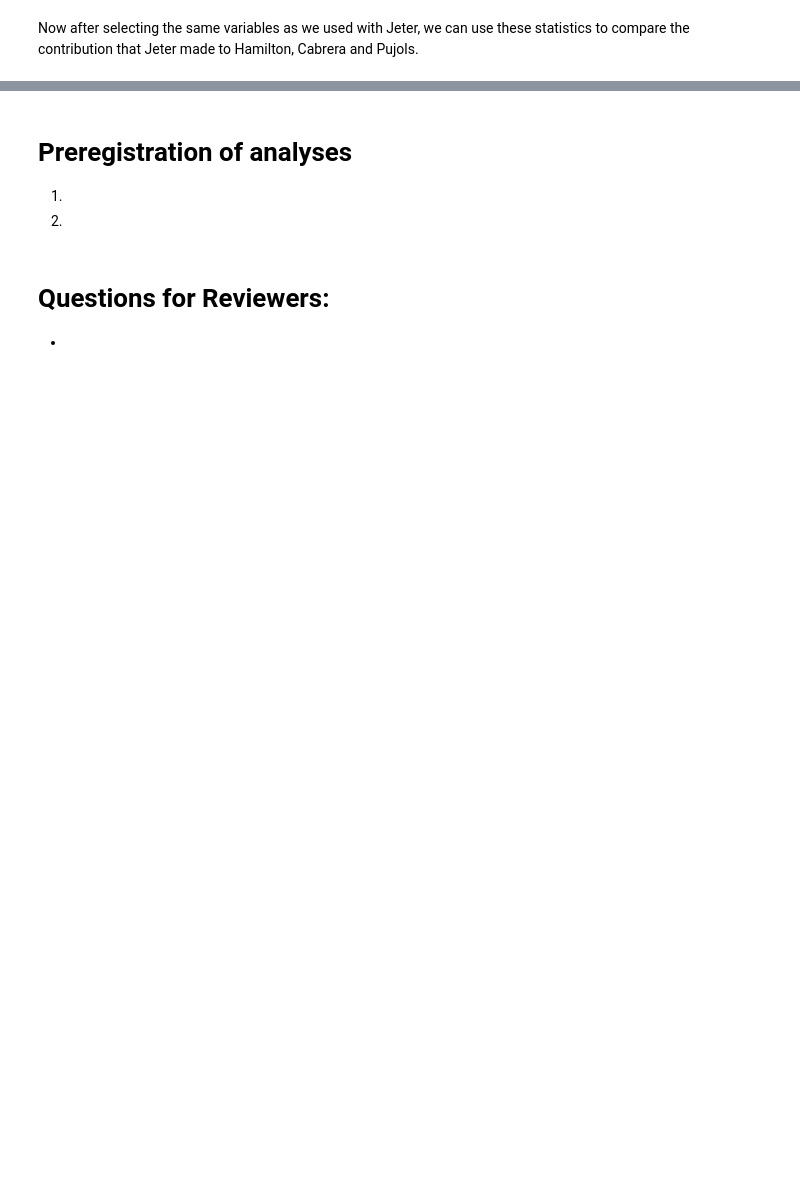
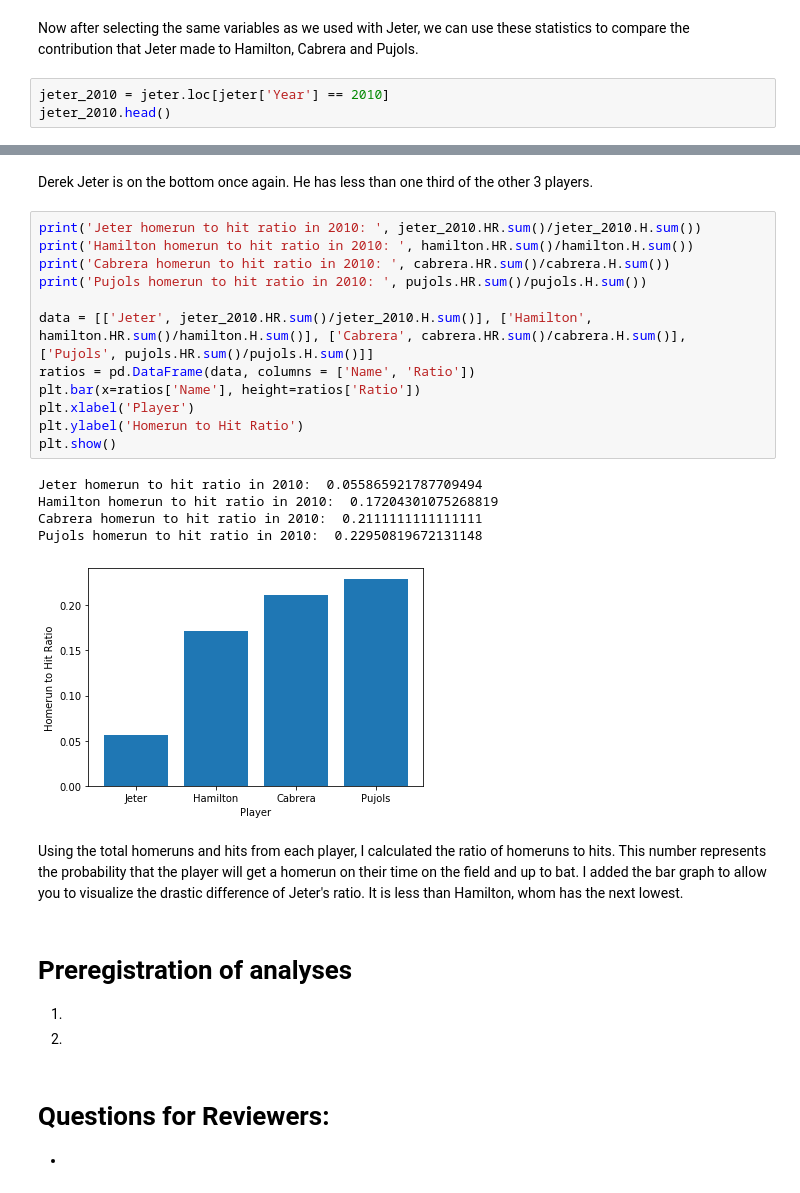
Before and after one commit to mattmaitland1/DerekJeterAnalysis, a Jupyter notebook: Project.ipynb, the cells around one changed output, grey strips where cells are left out. Saved outputs shown, nothing was run; the diff lists cells and outputs as text; blank space fills up the shorter version.

```diff
--- a/Project.ipynb
+++ b/Project.ipynb
@@ -277,2 +286,5 @@ Pujols Table:
 # %% [markdown]
 Now after selecting the same variables as we used with Jeter, we can use these statistics to compare the contribution that Jeter made to Hamilton, Cabrera and Pujols.
+# %%
+jeter_2010 = jeter.loc[jeter['Year'] == 2010]
+jeter_2010.head()
@@ -279,3 +334,25 @@ Now after selecting the same variables as we used with Jeter, we can use these s
+# %% [markdown]
+Derek Jeter is on the bottom once again. He has less than one third of the other 3 players.
+# %%
+print('Jeter homerun to hit ratio in 2010: ', jeter_2010.HR.sum()/jeter_2010.H.sum())
+print('Hamilton homerun to hit ratio in 2010: ', hamilton.HR.sum()/hamilton.H.sum())
+print('Cabrera homerun to hit ratio in 2010: ', cabrera.HR.sum()/cabrera.H.sum())
+print('Pujols homerun to hit ratio in 2010: ', pujols.HR.sum()/pujols.H.sum())
+
+data = [['Jeter', jeter_2010.HR.sum()/jeter_2010.H.sum()], ['Hamilton', hamilton.HR.sum()/hamilton.H.sum()], ['Cabrera', cabrera.HR.sum()/cabrera.H.sum()], ['Pujols', pujols.HR.sum()/pujols.H.sum()]]
+ratios = pd.DataFrame(data, columns = ['Name', 'Ratio'])
+plt.bar(x=ratios['Name'], height=ratios['Ratio'])
+plt.xlabel('Player')
+plt.ylabel('Homerun to Hit Ratio')
+plt.show()
+# %% [output]
+Jeter homerun to hit ratio in 2010:  0.055865921787709494
+Hamilton homerun to hit ratio in 2010:  0.17204301075268819
+Cabrera homerun to hit ratio in 2010:  0.2111111111111111
+Pujols homerun to hit ratio in 2010:  0.22950819672131148
+[figure, added]
+# %% [markdown]
+Using the total homeruns and hits from each player, I calculated the ratio of homeruns to hits. This number represents the probability that the player will get a homerun on their time on the field and up to bat. I added the bar graph to allow you to visualize the drastic difference of Jeter's ratio. It is less than Hamilton, whom has the next lowest.
 # %% [markdown]
 # Preregistration of analyses
 
```
Also changed, not shown: parts of 22 cells of this notebook.
